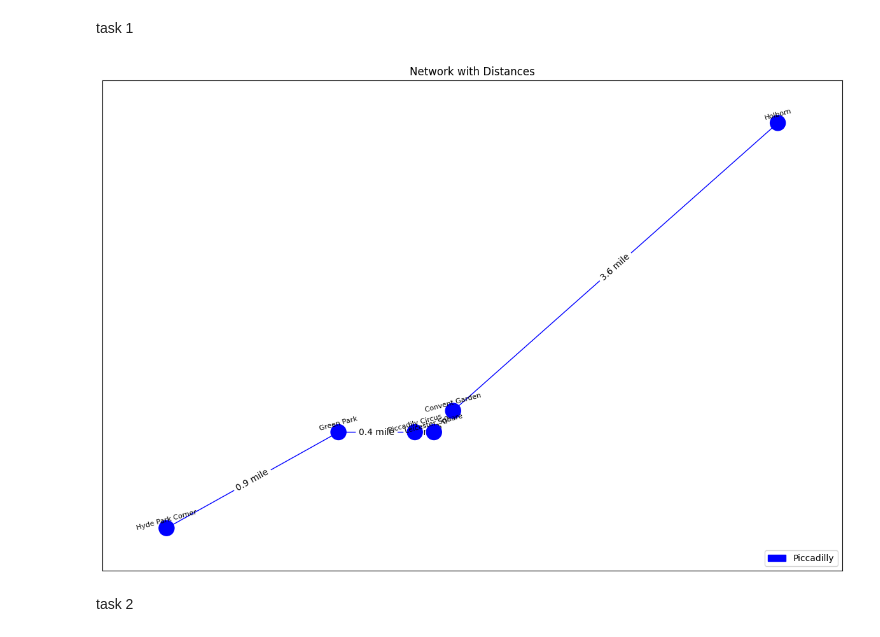
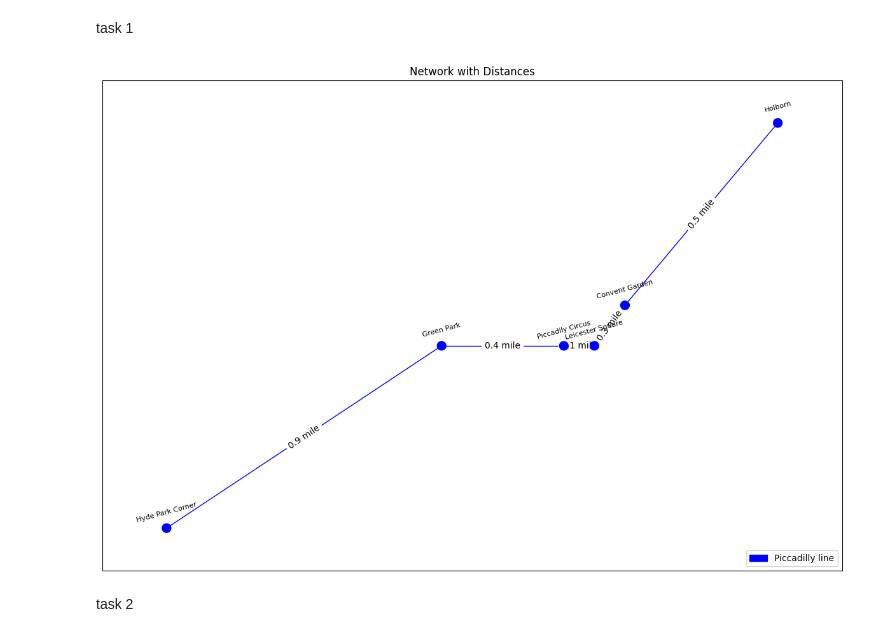
Before and after one commit to lequangphuc-1310/comp1844, a Jupyter notebook: cw.ipynb, the cells around one changed output. Drawn from its saved outputs; the diff is of its cells as text; code cells hidden in the pictures.

Commit message:
redesign lines for readability

```diff
--- a/cw.ipynb
+++ b/cw.ipynb
@@ -22,14 +22,14 @@ Graph.add_node('Green Park', npos=(9, 9), ccn='#0000ff')
 Graph.add_node('Piccadily Circus', npos=(13, 9), ccn='#0000ff')
 Graph.add_node('Leicester Square', npos=(14, 9), ccn='#0000ff')
 Graph.add_node('Convent Garden', npos=(15, 11), ccn='#0000ff')
-Graph.add_node('Holborn', npos=(32, 38), ccn='#0000ff')
+Graph.add_node('Holborn', npos=(20, 20), ccn='#0000ff')
 
 distances = {
     ('Hyde Park Corner', 'Green Park'): 0.9,
     ('Green Park', 'Piccadily Circus'): 0.4,
     ('Piccadily Circus', 'Leicester Square'): 0.1,
     ('Leicester Square', 'Convent Garden'): 0.3,
-    ('Convent Garden', 'Holborn'): 3.6,
+    ('Convent Garden', 'Holborn'): 0.5,
 }
 
 for (u, v), d in distances.items():
@@ -41,36 +41,36 @@ nodecolour = nx.get_node_attributes(Graph, 'ccn')
 edgecolour = nx.get_edge_attributes(Graph, 'cce')
 distances = nx.get_edge_attributes(Graph, 'distance')
 
 nodearray = list(nodecolour.values())
 edgearray = list(edgecolour.values())
 
 plt.figure(figsize=(15, 10))
 
-nx.draw_networkx_nodes(Graph, pos, node_color=nodearray)
+nx.draw_networkx_nodes(Graph, pos, node_color=nodearray, node_size=100)
 nx.draw_networkx_edges(Graph, pos, edge_color=edgearray)
 
 labels = {node: node for node in Graph.nodes()}
 label_pos = {node: (x, y + 0.8) for (node, (x, y)) in pos.items()}
 
 for node, (x, y) in label_pos.items():
     plt.text(x, y, node, fontsize=8, rotation=15, ha='center', va='center')
 
 edge_labels = {(u, v): f'{d} mile' for (u, v), d in distances.items()}
 nx.draw_networkx_edge_labels(Graph, pos, edge_labels=edge_labels)
 
 # Add title
 plt.title("Network with Distances")
 
 # Create the legend
-blue_line = mpatches.Patch(color='#0000ff', label='Piccadilly')
+blue_line = mpatches.Patch(color='#0000ff', label='Piccadilly line')
 
 # Place the legend in the bottom right corner
 plt.legend(handles=[blue_line], loc='lower right')
 
 # Show the plot
 plt.show()
 # %% [output]
-[figure, old version]
+[figure, new version]
 # %% [markdown]
 task 2
 # %%
```
Also changed, not shown: parts of 3 cells of this notebook.
